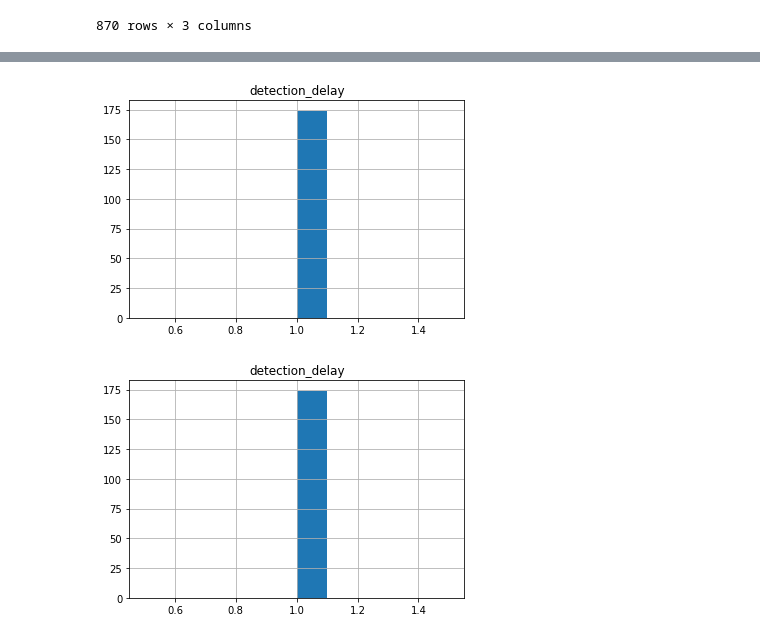
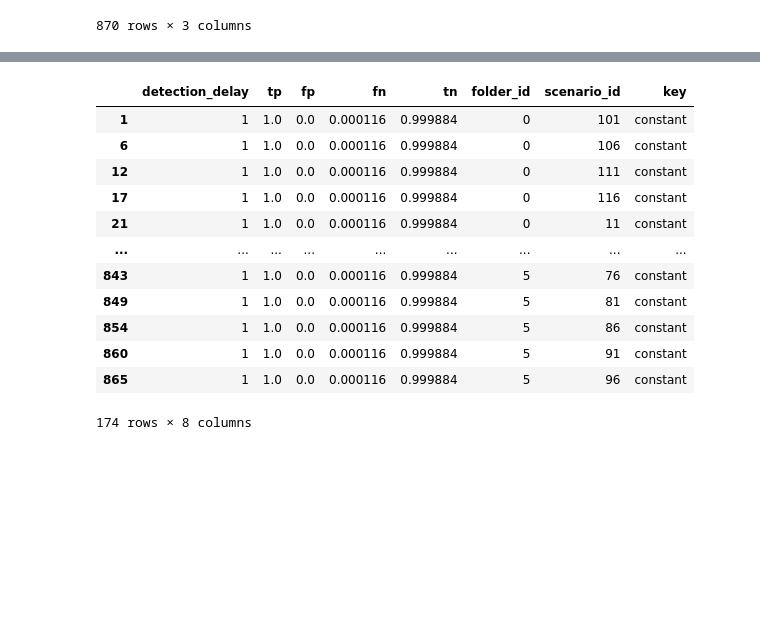
Before and after one commit to FlorianWi89/Bachelorarbeit, a Jupyter notebook: Result_inspection.ipynb, the cells around one changed output, grey strips where cells are left out. Saved outputs shown, nothing was run; the diff lists cells and outputs as text; code cells hidden in the pictures; blank space fills up the shorter version.

```diff
--- a/Result_inspection.ipynb
+++ b/Result_inspection.ipynb
@@ -92,8 +114,16 @@ def eintrag_key(row):
     return None  # Wenn kein übereinstimmender Key gefunden wurde
 
 # Die Funktion auf jede Zeile des DataFrames anwenden
-Data['key'] = Data.apply(eintrag_key, axis=1)
+LSTM_data['key'] = LSTM_data.apply(eintrag_key, axis=1)
+GRU_data['key'] = GRU_data.apply(eintrag_key, axis=1)
+Ridge_data['key'] = Ridge_data.apply(eintrag_key, axis=1)
+Linreg_data['key'] = Linreg_data.apply(eintrag_key, axis=1)
+RNN_data['key'] = RNN_data.apply(eintrag_key, axis=1)
 
 # Anzeigen des aktualisierten DataFrames
 # %%
-Data
+df_constant = RNN_data[RNN_data['key'] == 'constant']
+df_normal = RNN_data[RNN_data['key'] == 'normal']
+df_drift = RNN_data[RNN_data['key'] == 'drift']
+df_percentage = RNN_data[RNN_data['key'] == 'percentage']
+df_stuck_zero = RNN_data[RNN_data['key'] == 'stuckzero']
@@ -129,13 +130,19 @@ df_percentage.hist('detection_delay');
-# %%
-df_constant = Data[Data['key']=='constant']
-df_constant.hist('detection_delay');
-# %% [output]
-[figure, removed]
-# %%
-df_stuck_zero = Data[Data['key']=='stuckzero']
-df_stuck_zero.hist('detection_delay');
-# %% [output]
-[figure, removed]
+# %%
+df_constant
+# %% [output]
+|  | detection_delay | tp | fp | fn | tn | folder_id | scenario_id | key |
+| 1 | 1 | 1.0 | 0.0 | 0.000116 | 0.999884 | 0 | 101 | constant |
+| 6 | 1 | 1.0 | 0.0 | 0.000116 | 0.999884 | 0 | 106 | constant |
+| 12 | 1 | 1.0 | 0.0 | 0.000116 | 0.999884 | 0 | 111 | constant |
+| 17 | 1 | 1.0 | 0.0 | 0.000116 | 0.999884 | 0 | 116 | constant |
+| 21 | 1 | 1.0 | 0.0 | 0.000116 | 0.999884 | 0 | 11 | constant |
+| ... | ... | ... | ... | ... | ... | ... | ... | ... |
+| 843 | 1 | 1.0 | 0.0 | 0.000116 | 0.999884 | 5 | 76 | constant |
+| 849 | 1 | 1.0 | 0.0 | 0.000116 | 0.999884 | 5 | 81 | constant |
+| 854 | 1 | 1.0 | 0.0 | 0.000116 | 0.999884 | 5 | 86 | constant |
+| 860 | 1 | 1.0 | 0.0 | 0.000116 | 0.999884 | 5 | 91 | constant |
+| 865 | 1 | 1.0 | 0.0 | 0.000116 | 0.999884 | 5 | 96 | constant |
+174 rows × 8 columns
 # %%
 dfs = [df_constant, df_drift, df_normal, df_percentage, df_stuck_zero]
 df_names = ['df_constant', 'df_drift', 'df_normal', 'df_percentage', 'df_stuck_zero']
```
Also changed, not shown: parts of 14 cells of this notebook, 15 other files.
